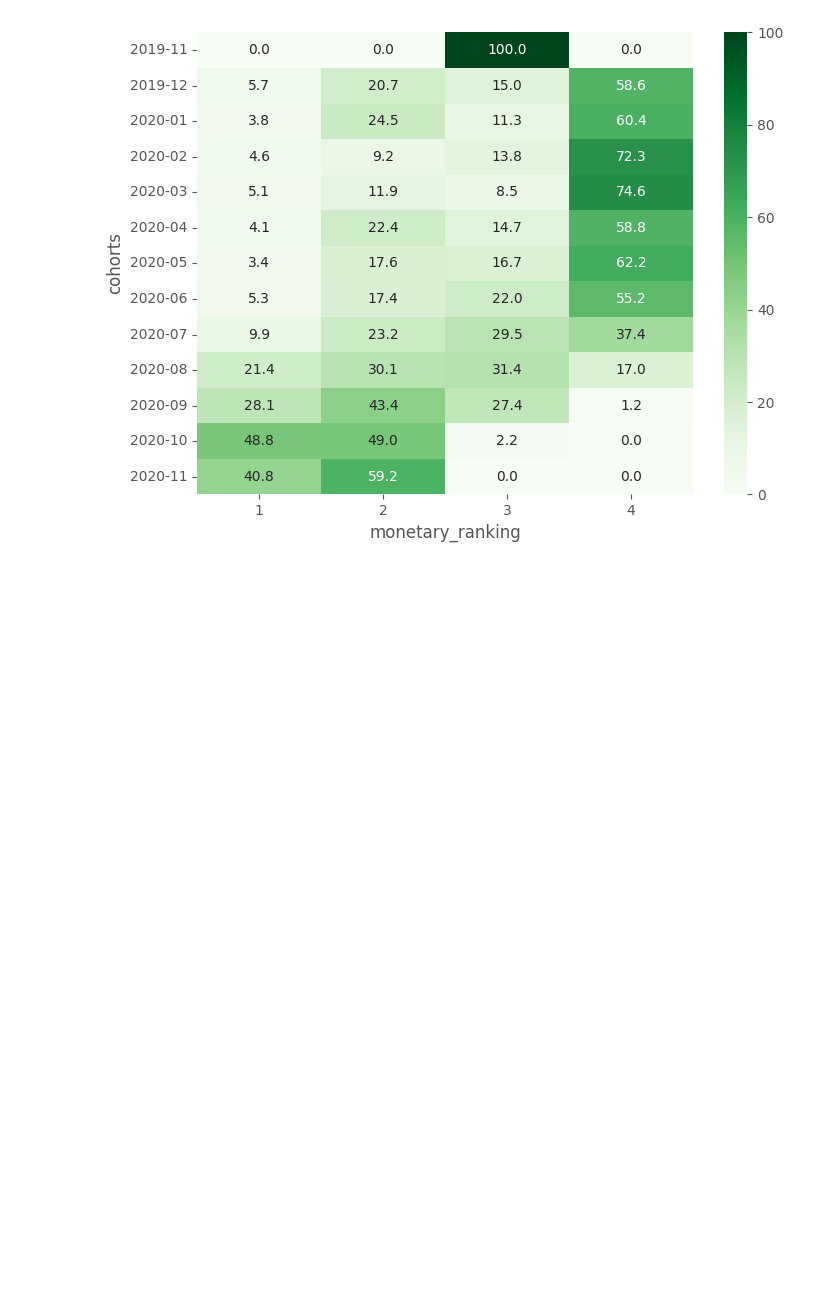
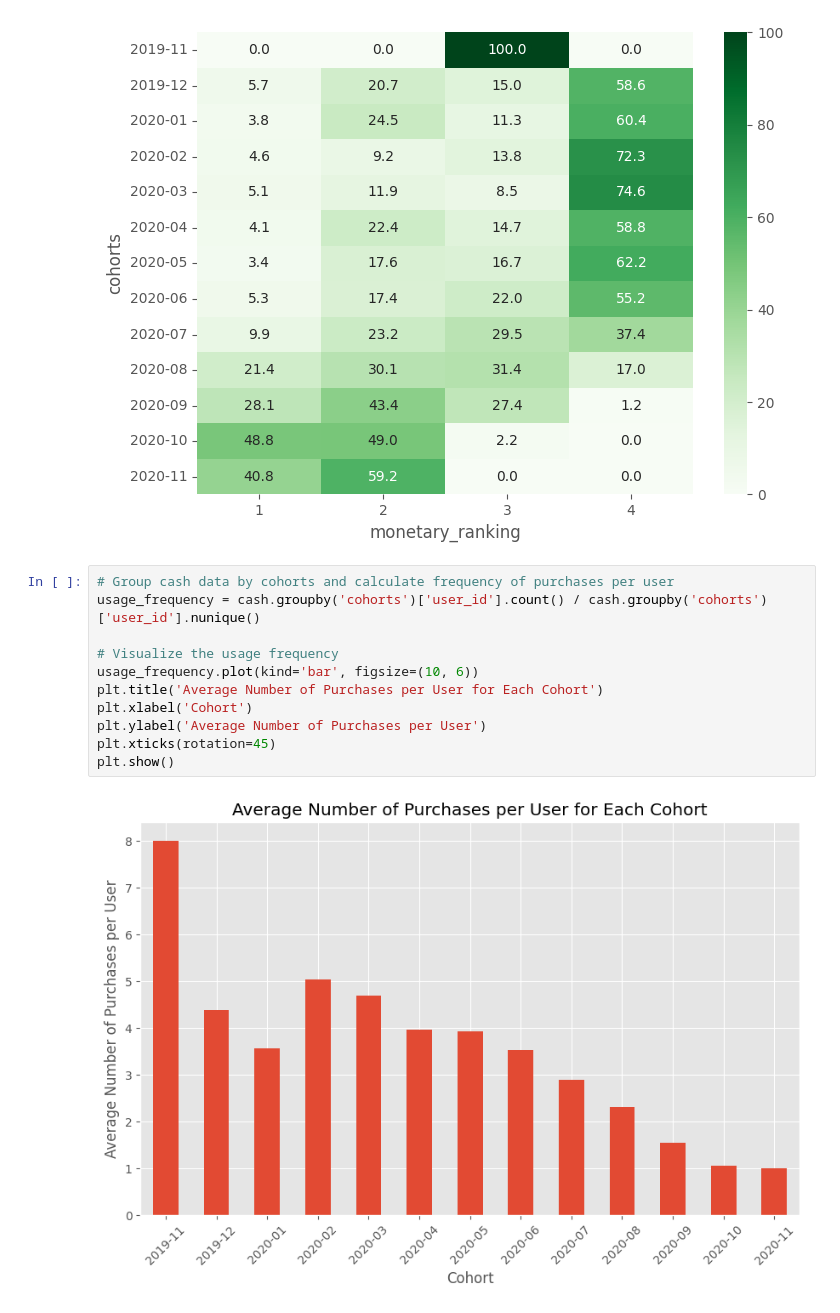
Before and after one commit to ivanseldas/microcredit-churn-classifier, a Jupyter notebook: Main_Latest.ipynb, the cells around one changed output. Cells and saved outputs as stored; diff of their text form; blank space fills up the shorter version.

Commit message:
Average Number of Transactions

```diff
--- a/Main_Latest.ipynb
+++ b/Main_Latest.ipynb
@@ -349,3 +349,16 @@ sns.heatmap(pivot_table,annot=True, fmt=".1f", cmap="Greens")
 # %% [output]
 <Axes: xlabel='monetary_ranking', ylabel='cohorts'>
 [figure]
+# %%
+# Group cash data by cohorts and calculate frequency of purchases per user
+usage_frequency = cash.groupby('cohorts')['user_id'].count() / cash.groupby('cohorts')['user_id'].nunique()
+
+# Visualize the usage frequency
+usage_frequency.plot(kind='bar', figsize=(10, 6))
+plt.title('Average Number of Purchases per User for Each Cohort')
+plt.xlabel('Cohort')
+plt.ylabel('Average Number of Purchases per User')
+plt.xticks(rotation=45)
+plt.show()
+# %% [output]
+[figure, added]
```
Also changed, not shown: parts of 4 cells of this notebook.
